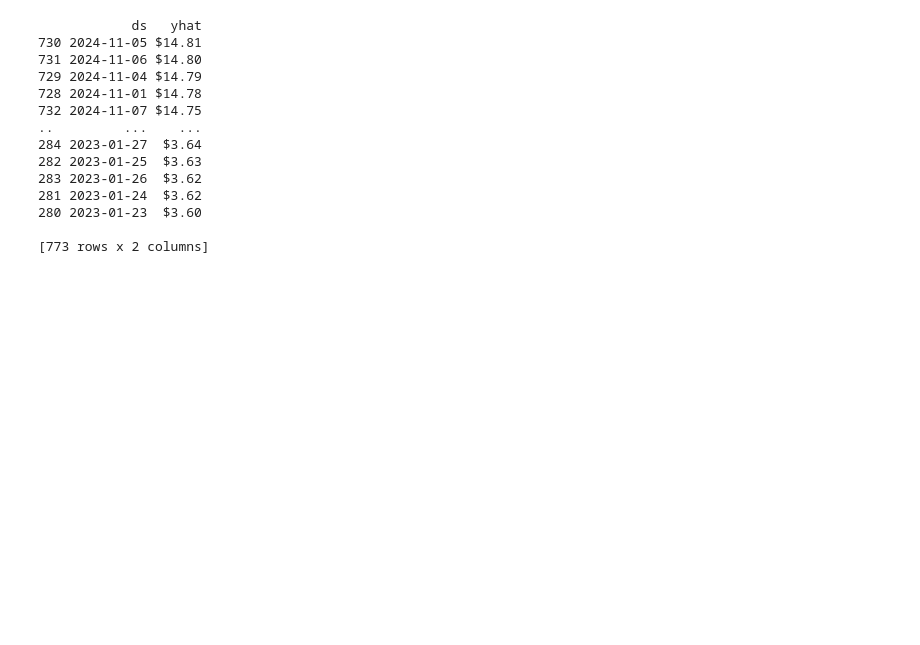
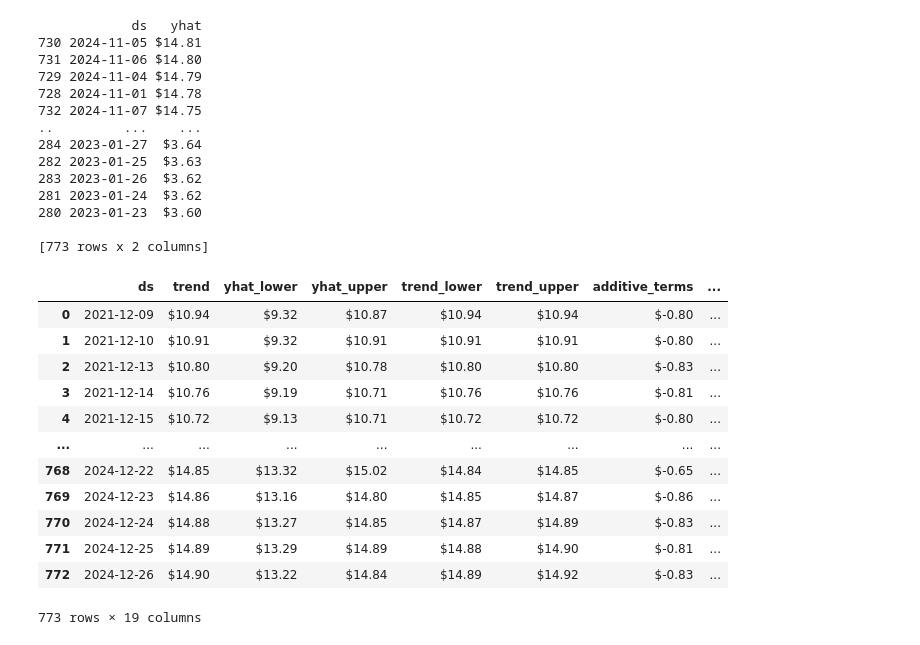
Before and after one commit to miltondsantos/TimeSeries_ARIMA_Prophet_LLM, a Jupyter notebook: ts_prophet_v3.ipynb, the cells around one changed output. Cells and saved outputs as stored; diff of their text form; code cells hidden in the pictures; blank space fills up the shorter version.

```diff
--- a/ts_prophet_v3.ipynb
+++ b/ts_prophet_v3.ipynb
@@ -347,3 +347,21 @@ print(prediction_sorted[['ds','yhat']])
 280 2023-01-23  $3.60
 
 [773 rows x 2 columns]
+# %%
+prediction_sorted_by_date = forecast.sort_values(by=['ds'], ascending=True)
+# %%
+prediction_sorted_by_date
+# %% [output]
+|  | ds | trend | yhat_lower | yhat_upper | trend_lower | trend_upper | additive_terms | ... |
+| 0 | 2021-12-09 | $10.94 | $9.32 | $10.87 | $10.94 | $10.94 | $-0.80 | ... |
+| 1 | 2021-12-10 | $10.91 | $9.32 | $10.91 | $10.91 | $10.91 | $-0.80 | ... |
+| 2 | 2021-12-13 | $10.80 | $9.20 | $10.78 | $10.80 | $10.80 | $-0.83 | ... |
+| 3 | 2021-12-14 | $10.76 | $9.19 | $10.71 | $10.76 | $10.76 | $-0.81 | ... |
+| 4 | 2021-12-15 | $10.72 | $9.13 | $10.71 | $10.72 | $10.72 | $-0.80 | ... |
+| ... | ... | ... | ... | ... | ... | ... | ... | ... |
+| 768 | 2024-12-22 | $14.85 | $13.32 | $15.02 | $14.84 | $14.85 | $-0.65 | ... |
+| 769 | 2024-12-23 | $14.86 | $13.16 | $14.80 | $14.85 | $14.87 | $-0.86 | ... |
+| 770 | 2024-12-24 | $14.88 | $13.27 | $14.85 | $14.87 | $14.89 | $-0.83 | ... |
+| 771 | 2024-12-25 | $14.89 | $13.29 | $14.89 | $14.88 | $14.90 | $-0.81 | ... |
+| 772 | 2024-12-26 | $14.90 | $13.22 | $14.84 | $14.89 | $14.92 | $-0.83 | ... |
+773 rows × 19 columns
```
Also changed, not shown: parts of 1 cell of this notebook.
